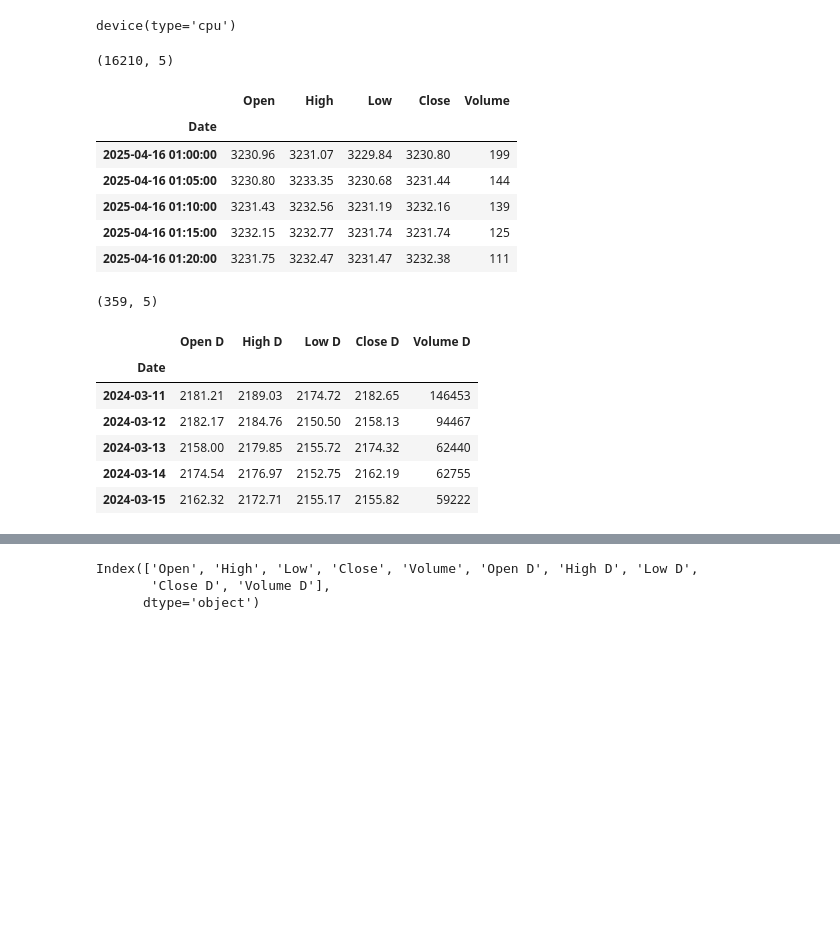
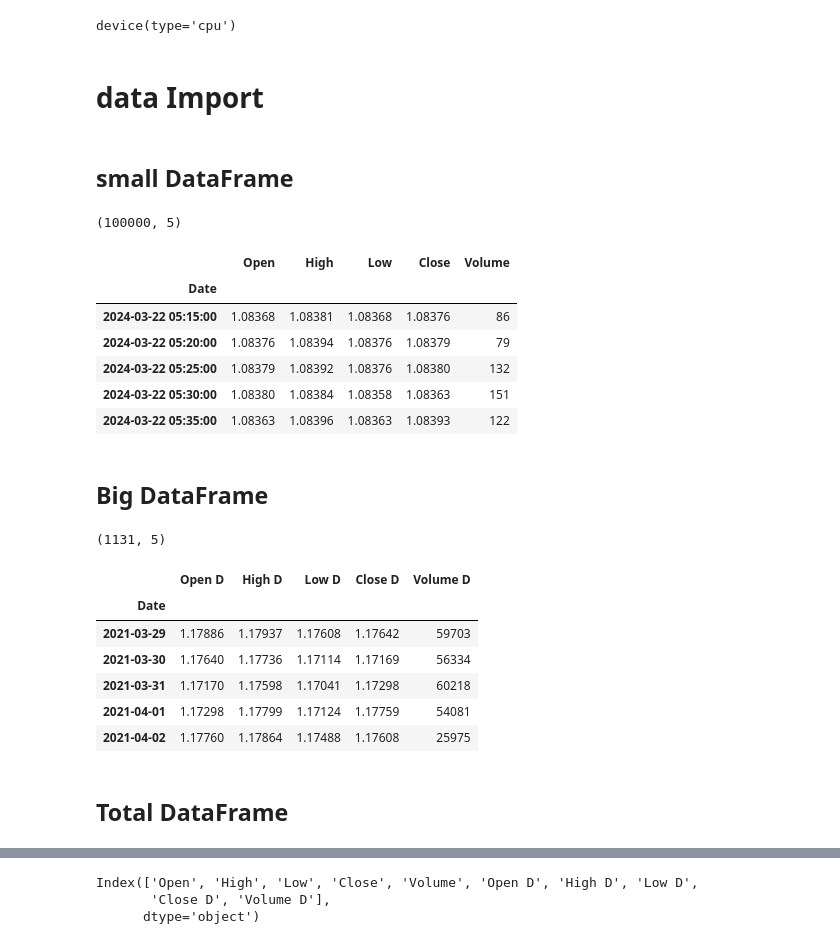
Before and after one commit to amirhu37/reinforc-gold, a Jupyter notebook: trade-with-ai-agent.ipynb, the cells around one changed output, grey strips where cells are left out. Cells and saved outputs as stored; diff of their text form; code cells hidden in the pictures; blank space fills up the shorter version.

```diff
--- a/trade-with-ai-agent.ipynb
+++ b/trade-with-ai-agent.ipynb
@@ -45,15 +64,28 @@ device = torch.device('cuda' if torch.cuda.is_available() else 'cpu')
 device
 # %% [output]
 device(type='cpu')
+# %% [markdown]
+# data Import
 # %%
+kaggle = True
 
-path_m5_xau : str = r"price-values\XAUUSDM5.csv"
-path_m15_xau: str = r"price-values\XAUUSDM15.csv"
-path_daiy_xau: str = r"price-values\XAUUSDDaily.csv"
+if kaggle:
+	path_m5_xau : str = r"/kaggle/input/price-values/price-values/XAUUSDM5.csv"
+	path_m15_xau: str = r"/kaggle/input/price-values/price-values/XAUUSDM15.csv"
+	path_daily_xau: str = r"/kaggle/input/price-values/price-values/XAUUSDDaily.csv"
 
-path_m5_eur: str = r"price-values\EURUSDM5.csv"
-path_m15_eur: str = r"price-values\EURUSDM15.csv"
-path_daily_eur: str = r"price-values\EURUSDDaily.csv"
+	path_m5_eur: str = r"/kaggle/input/price-values/price-values/EURUSDM5.csv"
+	path_m15_eur: str = r"/kaggle/input/price-values/price-values/EURUSDM15.csv"
+	path_daily_eur: str = r"/kaggle/input/price-values/price-values/EURUSDDaily.csv"
+
+else:
+	path_m5_xau : str = r"price-values/XAUUSDM5.csv"
+	path_m15_xau: str = r"price-values/XAUUSDM15.csv"
+	path_daily_xau: str = r"price-values/XAUUSDDaily.csv"
+
+	path_m5_eur: str = r"price-values/EURUSDM5.csv"
+	path_m15_eur: str = r"price-values/EURUSDM15.csv"
+	path_daily_eur: str = r"price-values/EURUSDDaily.csv"
 # %%
 Round = 4
 rsi_len = 14
@@ -63,27 +98,31 @@ ma_2 = 20
+# %% [markdown]
+## small DataFrame
 # %%
-df_small = pd.read_csv(path_m5_xau ,
-                   encoding = 'utf-16',
-                   names =  ['Date', 'Open', 'High', 'Low', 'Close', 'Volume', '0'] )
+df_small = pd.read_csv(path_m5_eur ,
+				   encoding = 'utf-16',
+				   names =  ['Date', 'Open', 'High', 'Low', 'Close', 'Volume', '0'] )
 
 df_small['Date'] = pd.to_datetime(df_small['Date'])
 df_small.set_index('Date', drop=True, inplace = True)
 df_small.drop('0', axis=1,  inplace = True)
 
 print(df_small.shape)
 df_small.head()
 # %% [output]
-(16210, 5)
+(100000, 5)
 |  | Open | High | Low | Close | Volume |
 | Date |  |  |  |  |  |
-| 2025-04-16 01:00:00 | 3230.96 | 3231.07 | 3229.84 | 3230.80 | 199 |
-| 2025-04-16 01:05:00 | 3230.80 | 3233.35 | 3230.68 | 3231.44 | 144 |
-| 2025-04-16 01:10:00 | 3231.43 | 3232.56 | 3231.19 | 3232.16 | 139 |
-| 2025-04-16 01:15:00 | 3232.15 | 3232.77 | 3231.74 | 3231.74 | 125 |
-| 2025-04-16 01:20:00 | 3231.75 | 3232.47 | 3231.47 | 3232.38 | 111 |
+| 2024-03-22 05:15:00 | 1.08368 | 1.08381 | 1.08368 | 1.08376 | 86 |
+| 2024-03-22 05:20:00 | 1.08376 | 1.08394 | 1.08376 | 1.08379 | 79 |
+| 2024-03-22 05:25:00 | 1.08379 | 1.08392 | 1.08376 | 1.08380 | 132 |
+| 2024-03-22 05:30:00 | 1.08380 | 1.08384 | 1.08358 | 1.08363 | 151 |
+| 2024-03-22 05:35:00 | 1.08363 | 1.08396 | 1.08363 | 1.08393 | 122 |
+# %% [markdown]
+## Big DataFrame
 # %%
-df_big = pd.read_csv(path_daiy_xau ,
-                   encoding = 'utf-16',
-                   names =  ['Date', 'Open D', 'High D', 'Low D', 'Close D', 'Volume D', '0'] )
+df_big = pd.read_csv(path_daily_eur ,
+				   encoding = 'utf-16',
+				   names =  ['Date', 'Open D', 'High D', 'Low D', 'Close D', 'Volume D', '0'] )
 
 df_big['Date'] = pd.to_datetime(df_big['Date'])
 df_big.set_index('Date', drop=True, inplace = True)
@@ -92,14 +131,16 @@ df_big.drop('0', axis=1,  inplace = True)
 print(df_big.shape)
 df_big.head()
 # %% [output]
-(359, 5)
+(1131, 5)
 |  | Open D | High D | Low D | Close D | Volume D |
 | Date |  |  |  |  |  |
-| 2024-03-11 | 2181.21 | 2189.03 | 2174.72 | 2182.65 | 146453 |
-| 2024-03-12 | 2182.17 | 2184.76 | 2150.50 | 2158.13 | 94467 |
-| 2024-03-13 | 2158.00 | 2179.85 | 2155.72 | 2174.32 | 62440 |
-| 2024-03-14 | 2174.54 | 2176.97 | 2152.75 | 2162.19 | 62755 |
-| 2024-03-15 | 2162.32 | 2172.71 | 2155.17 | 2155.82 | 59222 |
+| 2021-03-29 | 1.17886 | 1.17937 | 1.17608 | 1.17642 | 59703 |
+| 2021-03-30 | 1.17640 | 1.17736 | 1.17114 | 1.17169 | 56334 |
+| 2021-03-31 | 1.17170 | 1.17598 | 1.17041 | 1.17298 | 60218 |
+| 2021-04-01 | 1.17298 | 1.17799 | 1.17124 | 1.17759 | 54081 |
+| 2021-04-02 | 1.17760 | 1.17864 | 1.17488 | 1.17608 | 25975 |
+# %% [markdown]
+## Total DataFrame
 # %%
 df_total = pd.concat([df_small, df_big], axis=1)
 df_total.fillna(0, inplace = True)
```
Also changed, not shown: parts of 68 cells of this notebook, 1 other file.
